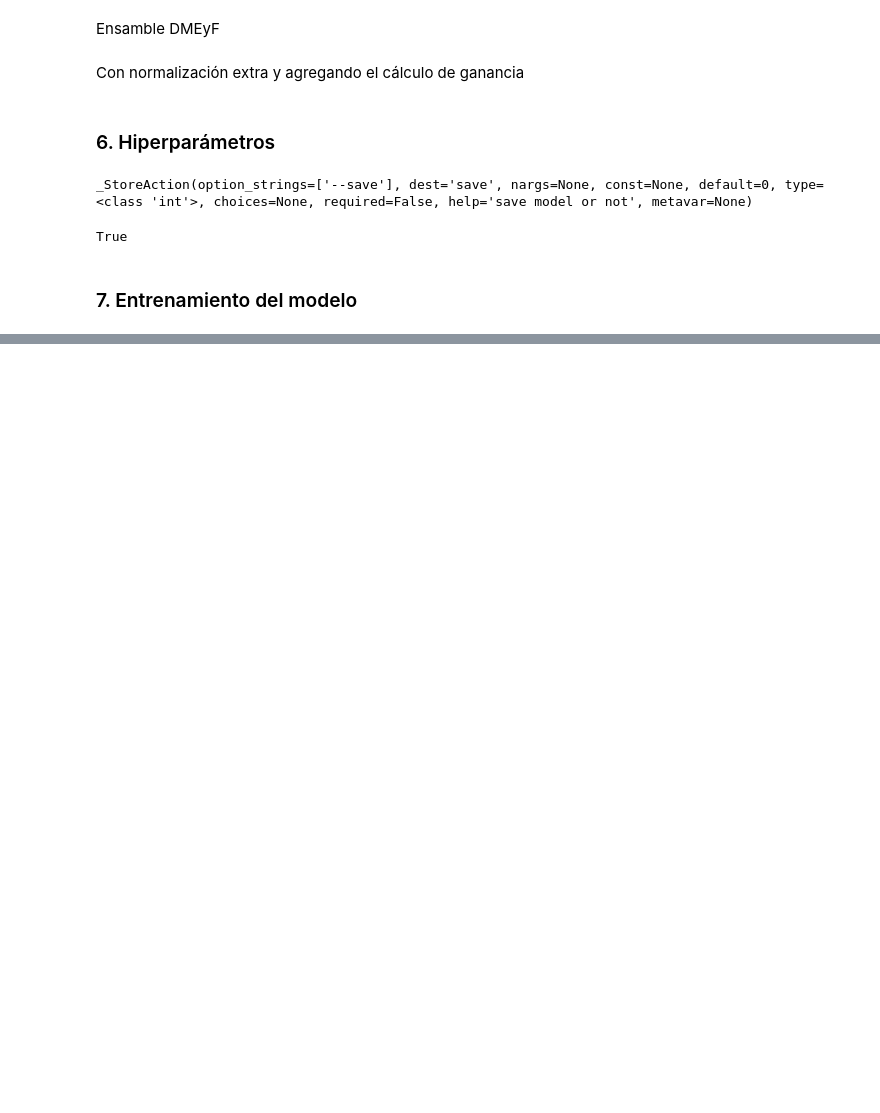
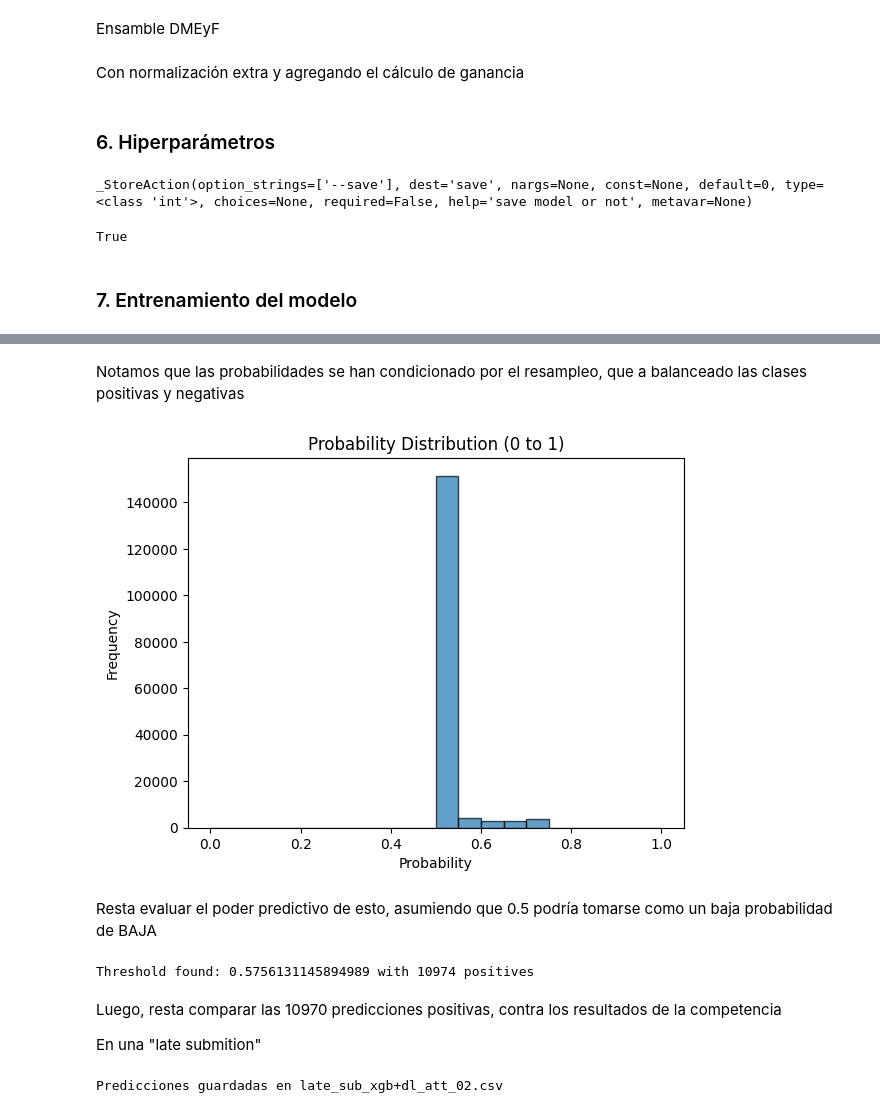
Before and after one commit to sstedoldi/dmeyf2024, a Jupyter notebook: comp_01/Script_comp01_v02_ensamble.ipynb, the cells around one changed output, grey strips where cells are left out. Cells and saved outputs as stored; diff of their text form; code cells hidden in the pictures; blank space fills up the shorter version.

```diff
--- a/comp_01/Script_comp01_v02_ensamble.ipynb
+++ b/comp_01/Script_comp01_v02_ensamble.ipynb
@@ -1176,7 +1177,13 @@ class HybridModel:
         self.xgb_clf = joblib.load(xgb_model_path)
 
         # Load pre-trained deep learning model for cross-feature embeddings
-        self.dl_model = torch.load(dl_model_path)
+        self.dl_model = DMEyF(max_leaf=1891, dim=32, head_num=4,
+                              act="relu", device="cpu",
+                              use_self=False, use_att=False,
+                              agg_type="mean")
+        state_dict = torch.load(dl_model_path, weights_only=True)
+        new_state_dict = {k.replace("module.", ""): v for k, v in state_dict.items()}
+        self.dl_model.load_state_dict(new_state_dict)
         self.dl_model.eval()
 
     def process_leaf_idx(self, X_leaves):
@@ -1206,7 +1213,7 @@ class HybridModel:
         # Process leaf indexes
         transformed_leaves, _, _ = self.process_leaf_idx(X_leaves)
 
-        print(transformed_leaves)
+        # print(transformed_leaves)
 
         # Convert to torch tensor
         transformed_leaves = torch.tensor(transformed_leaves).long()
@@ -1347,22 +1292,12 @@ model_path
-# %%
-xgb_model_path = 'modelos/xgb_classifier_model.pkl'
-dl_model_path = 'modelos/DMEyF_ensamble1730213111.7074957.pkl'
-
-# Instantiate the HybridModel
-hybrid_model = HybridModel(xgb_model_path, dl_model_path)
-
-# junio como mes de test
-mes_test = 202106
-
-X_ = data[data['foto_mes'] == mes_test]
-
-target_multi = 'clase_ternaria'
-X_ = X_.drop(columns=[target_multi])
-
-# Predict probabilities
-probas = hybrid_model.predict_proba(X_)
-print(probas)
-
-# Predict classes
-predictions = hybrid_model.predict(X_)
-print(predictions)
+# %% [markdown]
+Notamos que las probabilidades se han condicionado por el resampleo, que a balanceado las clases positivas y negativas
+# %%
+plt.hist(probas, bins=20, range=(0, 1), edgecolor='black', alpha=0.7)
+plt.xlabel('Probability')
+plt.ylabel('Frequency')
+plt.title('Probability Distribution (0 to 1)')
+plt.show()
+# %% [output]
+[figure, added]
+# %% [markdown]
+Resta evaluar el poder predictivo de esto, asumiendo que 0.5 podría tomarse como un baja probabilidad de BAJA
@@ -1368,0 +1333,22 @@ print(predictions)
+# %%
+threshold, predictions = find_threshold_for_positives(probas, target_positives=10968)
+# %% [output]
+Threshold found: 0.5756131145894989 with 10974 positives
+# %% [markdown]
+Luego, resta comparar las 10970 predicciones positivas, contra los resultados de la competencia
+
+En una "late submition"
+# %%
+submission = pd.DataFrame({
+    'numero_de_cliente': X_.numero_de_cliente.values,
+    'Predicted': predictions
+})
+
+# Nombre del archivo de salida
+output_file = f"late_sub_xgb+dl_att_02.csv"
+
+# Guardar el DataFrame en un archivo CSV
+submission.to_csv(output_file, index=False)
+print(f"Predicciones guardadas en {output_file}")
+# %% [output]
+Predicciones guardadas en late_sub_xgb+dl_att_02.csv
```
Also changed, not shown: parts of 52 cells of this notebook, 6 other files.
